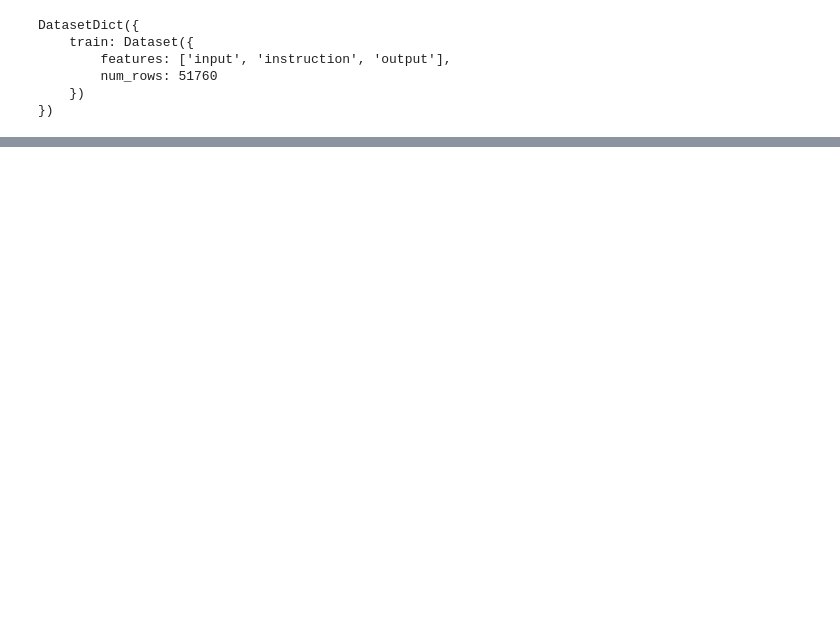
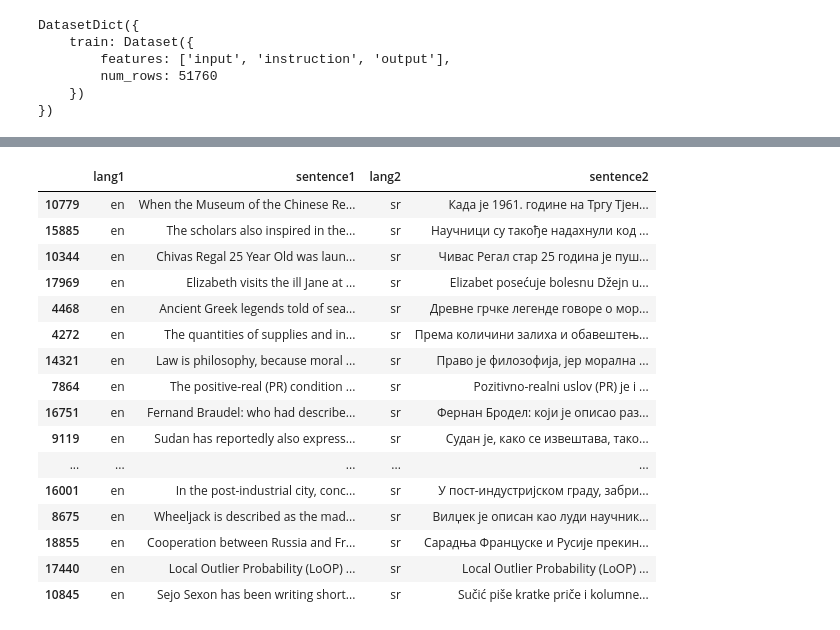
Before and after one commit to smartcat-labs/SRBedding, a Jupyter notebook: training_dataset/notebooks/hf_datasets.ipynb, the cells around one changed output, grey strips where cells are left out. Cells and saved outputs as stored; diff of their text form; code cells hidden in the pictures; blank space fills up the shorter version.

```diff
--- a/training_dataset/notebooks/hf_datasets.ipynb
+++ b/training_dataset/notebooks/hf_datasets.ipynb
@@ -77,0 +241,25 @@ GPT: Svi sledeći argumenti se mogu naći u odlomku OSIM da jednopolne škole pr
+# %%
+wikimatrix_fixed = pd.DataFrame({"lang1" : wikimatrix['lang1'],
+                                 "sentence1" : wikimatrix['sentence1'],
+                                 "lang2" : wikimatrix['lang2'],
+                                 "sentence2" : wikimatrix['sentence2']})
+# %%
+wikimatrix_fixed.sample(30)
+# %% [output]
+|  | lang1 | sentence1 | lang2 | sentence2 |
+| 10779 | en | When the Museum of the Chinese Re... | sr | Када је 1961. године на Тргу Тјен... |
+| 15885 | en | The scholars also inspired in the... | sr | Научници су такође надахнули код ... |
+| 10344 | en | Chivas Regal 25 Year Old was laun... | sr | Чивас Регал стар 25 година је пуш... |
+| 17969 | en | Elizabeth visits the ill Jane at ... | sr | Elizabet posećuje bolesnu Džejn u... |
+| 4468 | en | Ancient Greek legends told of sea... | sr | Древне грчке легенде говоре о мор... |
+| 4272 | en | The quantities of supplies and in... | sr | Према количини залиха и обавештењ... |
+| 14321 | en | Law is philosophy, because moral ... | sr | Право је филозофија, јер морална ... |
+| 7864 | en | The positive-real (PR) condition ... | sr | Pozitivno-realni uslov (PR) je i ... |
+| 16751 | en | Fernand Braudel: who had describe... | sr | Фернан Бродел: који је описао раз... |
+| 9119 | en | Sudan has reportedly also express... | sr | Судан је, како се извештава, тако... |
+| ... | ... | ... | ... | ... |
+| 16001 | en | In the post-industrial city, conc... | sr | У пост-индустријском граду, забри... |
+| 8675 | en | Wheeljack is described as the mad... | sr | Вилџек је описан као луди научник... |
+| 18855 | en | Cooperation between Russia and Fr... | sr | Сарадња Француске и Русије прекин... |
+| 17440 | en | Local Outlier Probability (LoOP) ... | sr | Local Outlier Probability (LoOP) ... |
+| 10845 | en | Sejo Sexon has been writing short... | sr | Sučić piše kratke priče i kolumne... |
```
Also changed, not shown: parts of 40 cells of this notebook, 4 other files.
